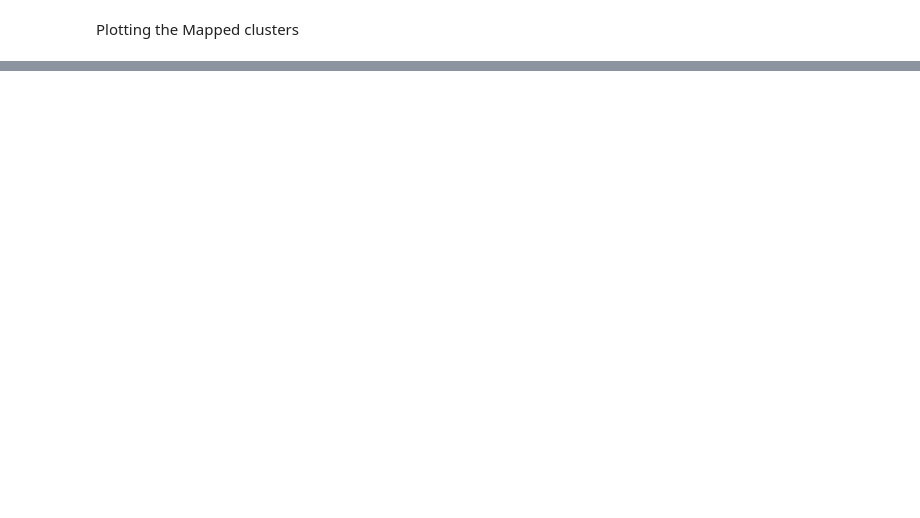
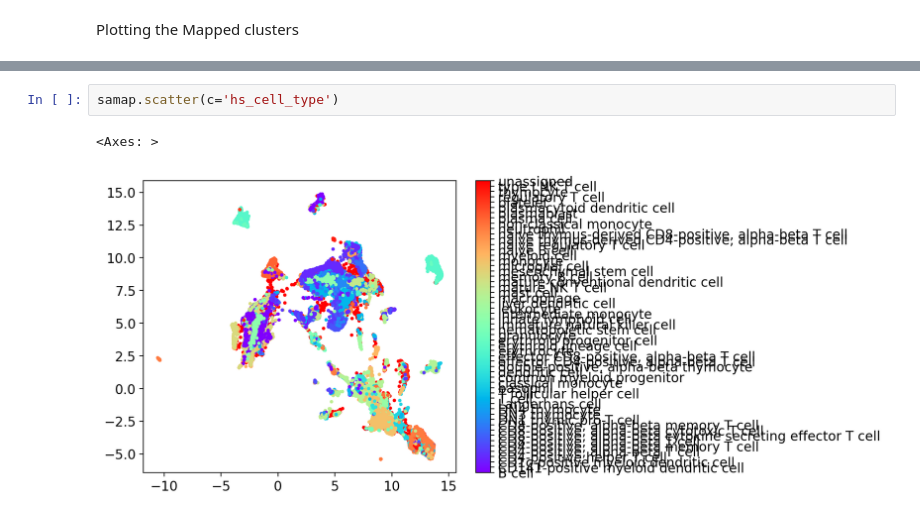
Before and after one commit to Nikhilesh-Vasanthakumar/Immune-Complexity-and-Regenerative-Dynamics-in-Pleurodeles-waltl, a Jupyter notebook: Samap_test_script.ipynb, the cells around one changed output, grey strips where cells are left out. Drawn from its saved outputs; the diff is of its cells as text; blank space fills up the shorter version.

```diff
--- a/Samap_test_script.ipynb
+++ b/Samap_test_script.ipynb
@@ -366,0 +457,5 @@ sm.scatter()
+# %%
+samap.scatter(c='hs_cell_type')
+# %% [output]
+<Axes: >
+[figure, added]
```
Also changed, not shown: parts of 21 cells of this notebook.
